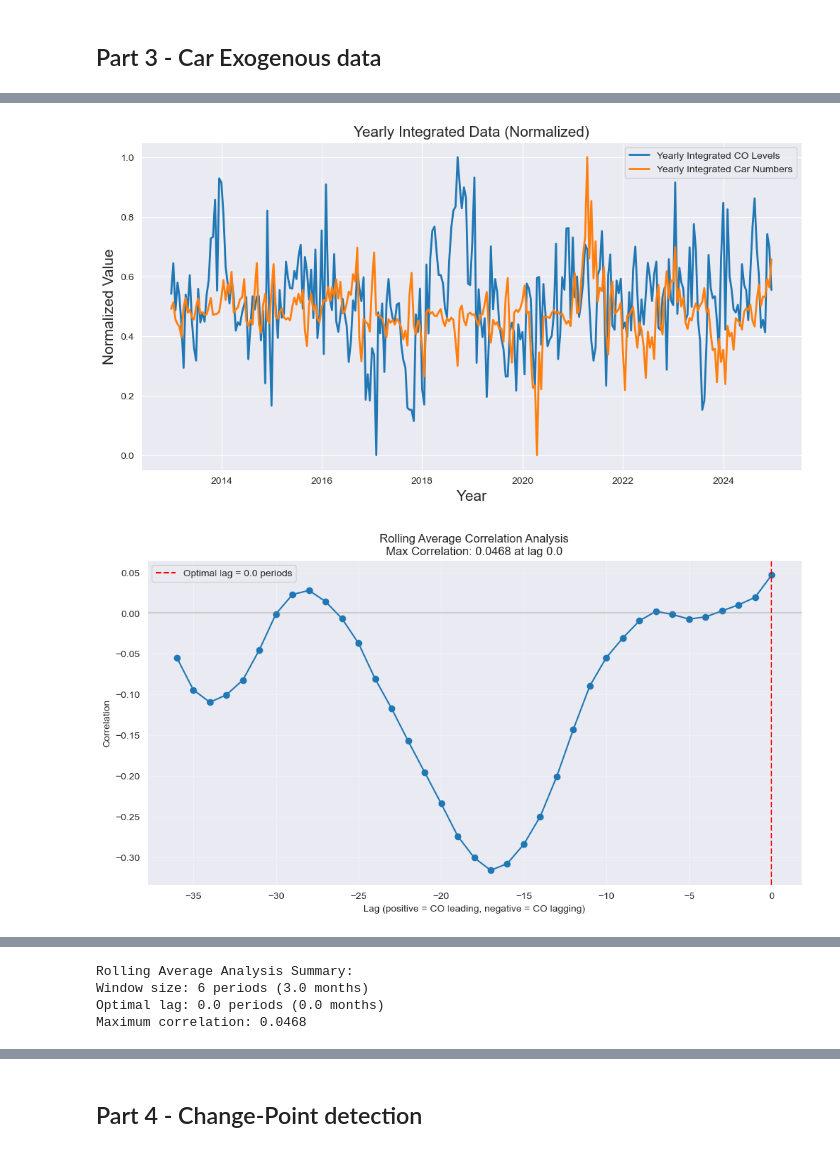
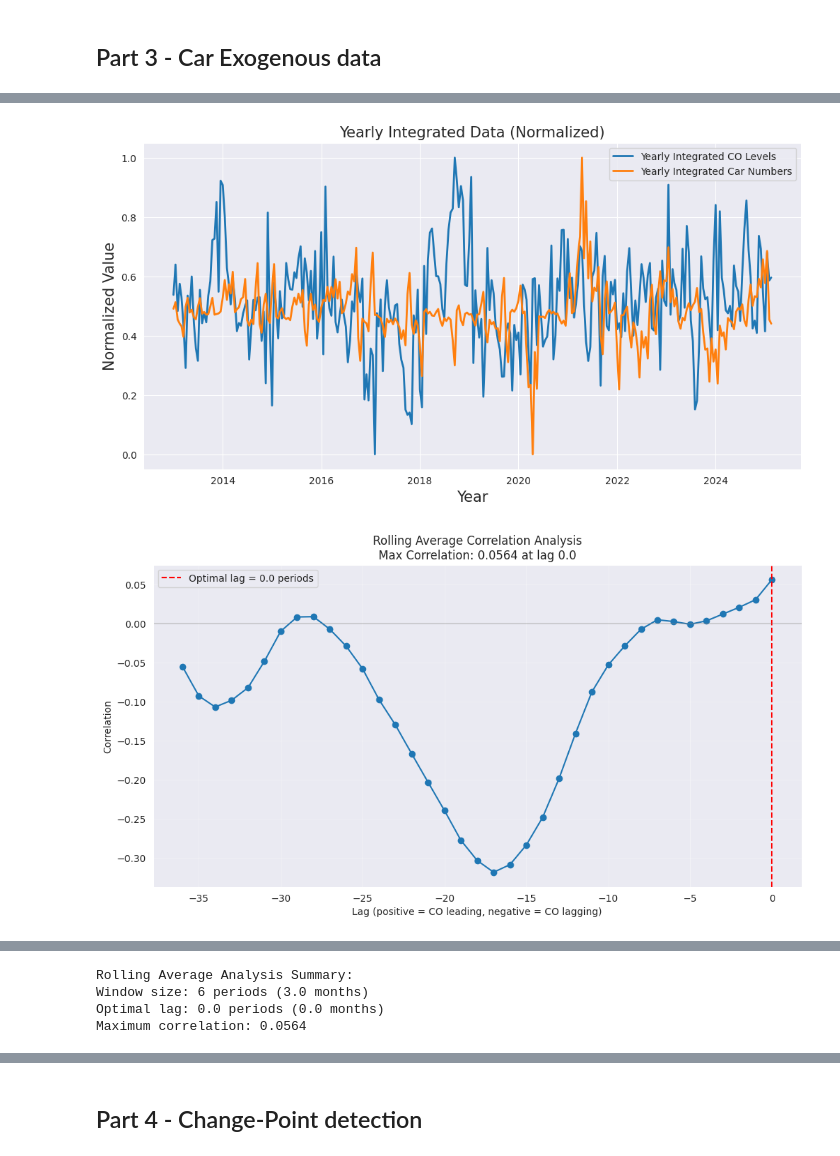
Before and after one commit to sinitsky96/Time-Series-Project, a Jupyter notebook: Final_Project.ipynb, the cells around one changed output, grey strips where cells are left out. Cells and saved outputs as stored; diff of their text form; code cells hidden in the pictures.

```diff
--- a/Final_Project.ipynb
+++ b/Final_Project.ipynb
@@ -46,7 +46,7 @@ df = pd.read_csv("pollution_and_new_cars_unified.csv")
 df['date'] = pd.to_datetime(df['date'], format = "%d/%m/%Y")
 co_levels = df.drop("car_num", axis = 1)
 co_levels = pd.melt(co_levels, id_vars='date', var_name='station', value_name='CO')
-cars = df.loc[:, ['date','car_num']]
+cars = df.loc[:, ['date','car_num']].set_index("date")
 # %% [markdown]
 ### Missing Values Analysis
 # %% [markdown]
@@ -809,48 +842,8 @@ Although Prophet demonstrates marginally better accuracy overall, with slightly
+# %%
+cars2012 = cars[cars.index >= '2012-01-01']
 # %%
-import pandas as pd
-import numpy as np
-import matplotlib.pyplot as plt
-import os
-from statsmodels.graphics import tsaplots
-from statsmodels.tsa.statespace.sarimax import SARIMAX
-from prophet import Prophet
-from prophet.plot import plot_components
-from sklearn.metrics import mean_squared_error, mean_absolute_error
-from datetime import datetime
-from statsmodels.graphics import tsaplots
-from statsmodels.tsa.holtwinters import SimpleExpSmoothing
-from statsmodels.tsa.holtwinters import ExponentialSmoothing
-import warnings
-from statsmodels.tools.sm_exceptions import ValueWarning
-from sklearn.preprocessing import MinMaxScaler
-# Suppress specific statsmodels warnings about frequency
-warnings.filterwarnings('ignore', 'No frequency information was provided')
-warnings.filterwarnings('ignore', 'No supported index is available')
-warnings.filterwarnings('ignore', category=UserWarning)
-warnings.filterwarnings('ignore', category=ValueWarning)
-warnings.filterwarnings('ignore', category=FutureWarning)
-
-# ---------------------
-# 1. Load Data and Filter
-# ---------------------
-# Load the datasets
-df_air = pd.read_csv('data/co_avg.csv', parse_dates=['date'])
-df_cars = pd.read_csv('data/cars_transformed.csv', parse_dates=['date'])
-
-# Set the Date column as the index
-df_air.set_index('date', inplace=True)
-df_cars.set_index('date', inplace=True)
-
-# Extract the relevant columns
-dfCO = df_air[['CO']]
-dfCars = df_cars[['car_num']]
-
-# Filter data from 2012 to end of 2024
-dfCO = dfCO[(dfCO.index >= '2012-01-01') & (dfCO.index <= '2024-12-31')]
-dfCars = dfCars[(dfCars.index >= '2012-01-01') & (dfCars.index <= '2024-12-31')]
-
-yearly_integration_co = dfCO.diff(periods=24).dropna()
-yearly_integration_cars = dfCars.diff(periods=24).dropna()
+yearly_integration_co = co_mean_2012.diff(periods=24).dropna()
+yearly_integration_cars = cars2012.diff(periods=24).dropna()
 
 # Ensure both series have the same index
 common_index = yearly_integration_co.index.intersection(yearly_integration_cars.index)
@@ -915,32 +908,32 @@ optimal_lag, corr_df = find_max_correlation(roll_co, roll_cars)
 plt.figure(figsize=(12, 6))
 plt.plot(corr_df['lag'], corr_df['correlation'], marker='o')
 plt.axvline(x=optimal_lag['lag'], color='red', linestyle='--',
            label=f"Optimal lag = {optimal_lag['lag']} periods")
 plt.axhline(y=0, color='gray', linestyle='-', alpha=0.3)
 plt.title(f'Rolling Average Correlation Analysis\nMax Correlation: {optimal_lag["correlation"]:.4f} at lag {optimal_lag["lag"]}')
 plt.xlabel('Lag (positive = CO leading, negative = CO lagging)')
 plt.ylabel('Correlation')
 plt.grid(True, alpha=0.3)
 plt.legend()
 plt.show()
 
 # Plot time series with optimal lag
 plt.figure(figsize=(12, 6))
 shifted_co = roll_co.shift(int(optimal_lag['lag']))
 plt.plot(shifted_co.index, shifted_co, label='CO (shifted)', linewidth=2)
 plt.plot(roll_cars.index, roll_cars, label='Cars', linewidth=2)
 plt.title(f'Rolling Average Time Series (3-month window)\nCorrelation: {optimal_lag["correlation"]:.4f}')
 plt.xlabel('Date')
 plt.ylabel('Normalized Rolling Average')
 plt.legend()
 plt.grid(True, alpha=0.3)
 plt.show()
 
 # Print summary
 print(f"\nRolling Average Analysis Summary:")
 print(f"Window size: {window} periods ({window/2} months)")
 print(f"Optimal lag: {optimal_lag['lag']} periods ({optimal_lag['lag']/2:.1f} months)")
 print(f"Maximum correlation: {optimal_lag['correlation']:.4f}")
 # %% [output]
-[figure, old version]
+[figure, new version]
-[figure, old version]
+[figure, new version]
@@ -948,5 +941,5 @@ print(f"Maximum correlation: {optimal_lag['correlation']:.4f}")
 Rolling Average Analysis Summary:
 Window size: 6 periods (3.0 months)
 Optimal lag: 0.0 periods (0.0 months)
-Maximum correlation: 0.0468
+Maximum correlation: 0.0564
 # %%
```
Also changed, not shown: parts of 4 cells of this notebook.
